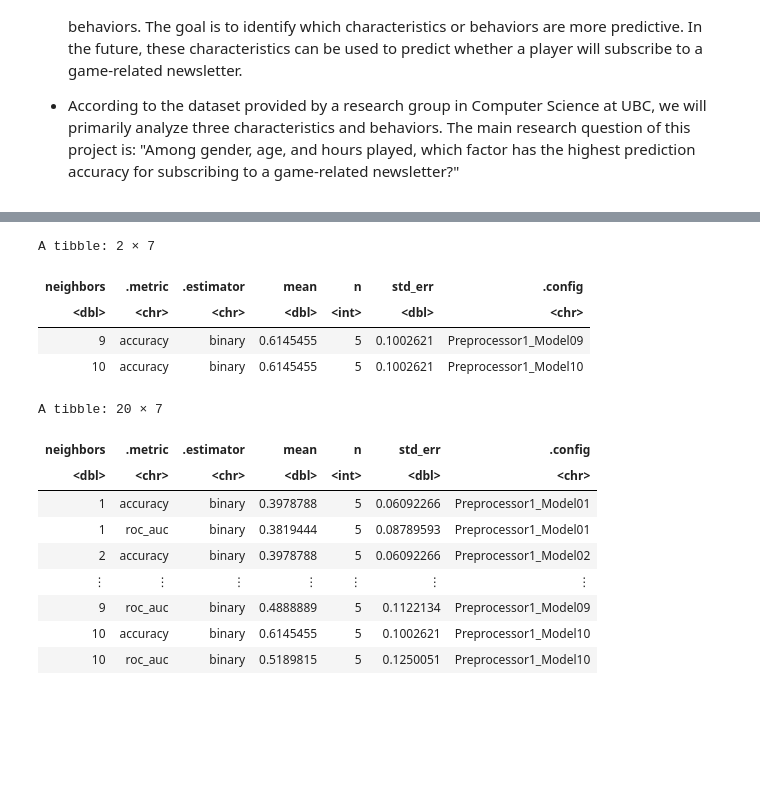
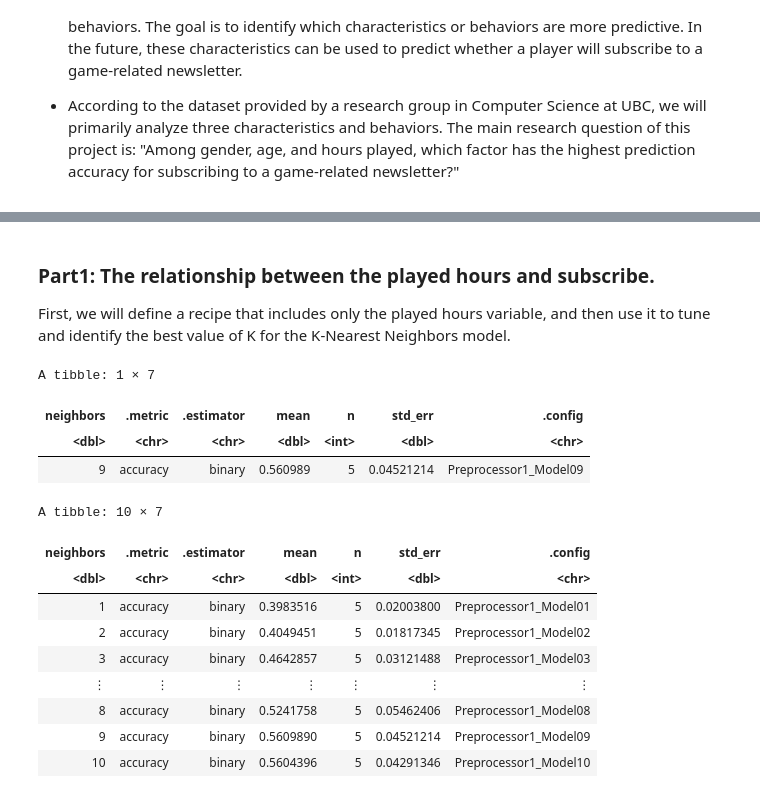
Before and after one commit to SubrinaLi/DSCI-100-sec003, a Jupyter notebook: Project_Subrina.ipynb, the cells around one changed output, grey strips where cells are left out. Saved outputs shown, nothing was run; the diff lists cells and outputs as text; code cells hidden in the pictures; blank space fills up the shorter version.

```diff
--- a/Project_Subrina.ipynb
+++ b/Project_Subrina.ipynb
@@ -94,37 +105,40 @@ player_spec <- nearest_neighbor(weight_func = "rectangular", neighbors = tune())
       set_mode("classification")
 gridvals <- tibble(neighbors = seq(from = 1, to = 10, by = 1))
 player_vfold <- vfold_cv(data = player_training, v = 5, strata = subscribe)
+# %% [markdown]
+### Part1: The relationship between the played hours and subscribe.
+
+First, we will define a recipe that includes only the played hours variable, and then use it to tune and identify the best value of K for the K-Nearest Neighbors model.
 # %%
 player_recipe1 <- recipe( subscribe~ played_hours, data = player_training)|>
 step_center(all_predictors())|>
 step_scale(all_predictors())
 
 player_workflow1 <- workflow()|>
 add_recipe(player_recipe1)|>
 add_model(player_spec)
 
 player_results1 <- player_workflow1 |>
   tune_grid(resamples = player_vfold, grid = gridvals) |>
-  collect_metrics()
+  collect_metrics()|>
+  filter(.metric == "accuracy")
 
-player_min1 <- player_results1 |>
-   filter(.metric == "accuracy") |>
+player_max1 <- player_results1 |>
    slice_max(mean)# No Answer - remove if you provide an answer
-player_min1
+player_max1
 player_results1
 # %% [output]
-A tibble: 2 × 7
+A tibble: 1 × 7
 | neighbors | .metric | .estimator | mean | n | std_err | .config |
 | <dbl> | <chr> | <chr> | <dbl> | <int> | <dbl> | <chr> |
-| 9 | accuracy | binary | 0.6145455 | 5 | 0.1002621 | Preprocessor1_Model09 |
-| 10 | accuracy | binary | 0.6145455 | 5 | 0.1002621 | Preprocessor1_Model10 |
+| 9 | accuracy | binary | 0.560989 | 5 | 0.04521214 | Preprocessor1_Model09 |
-A tibble: 20 × 7
+A tibble: 10 × 7
 | neighbors | .metric | .estimator | mean | n | std_err | .config |
 | <dbl> | <chr> | <chr> | <dbl> | <int> | <dbl> | <chr> |
-| 1 | accuracy | binary | 0.3978788 | 5 | 0.06092266 | Preprocessor1_Model01 |
-| 1 | roc_auc | binary | 0.3819444 | 5 | 0.08789593 | Preprocessor1_Model01 |
-| 2 | accuracy | binary | 0.3978788 | 5 | 0.06092266 | Preprocessor1_Model02 |
+| 1 | accuracy | binary | 0.3983516 | 5 | 0.02003800 | Preprocessor1_Model01 |
+| 2 | accuracy | binary | 0.4049451 | 5 | 0.01817345 | Preprocessor1_Model02 |
+| 3 | accuracy | binary | 0.4642857 | 5 | 0.03121488 | Preprocessor1_Model03 |
 | ⋮ | ⋮ | ⋮ | ⋮ | ⋮ | ⋮ | ⋮ |
-| 9 | roc_auc | binary | 0.4888889 | 5 | 0.1122134 | Preprocessor1_Model09 |
-| 10 | accuracy | binary | 0.6145455 | 5 | 0.1002621 | Preprocessor1_Model10 |
-| 10 | roc_auc | binary | 0.5189815 | 5 | 0.1250051 | Preprocessor1_Model10 |
+| 8 | accuracy | binary | 0.5241758 | 5 | 0.05462406 | Preprocessor1_Model08 |
+| 9 | accuracy | binary | 0.5609890 | 5 | 0.04521214 | Preprocessor1_Model09 |
+| 10 | accuracy | binary | 0.5604396 | 5 | 0.04291346 | Preprocessor1_Model10 |
```
Also changed, not shown: parts of 21 cells of this notebook.
